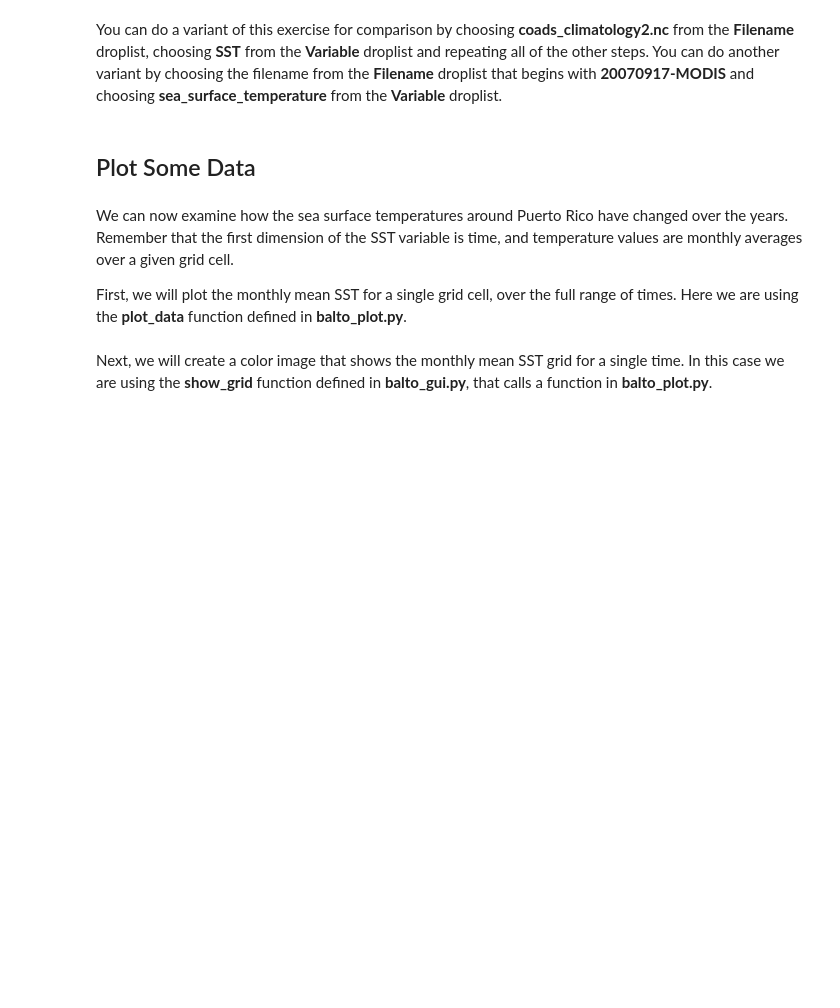
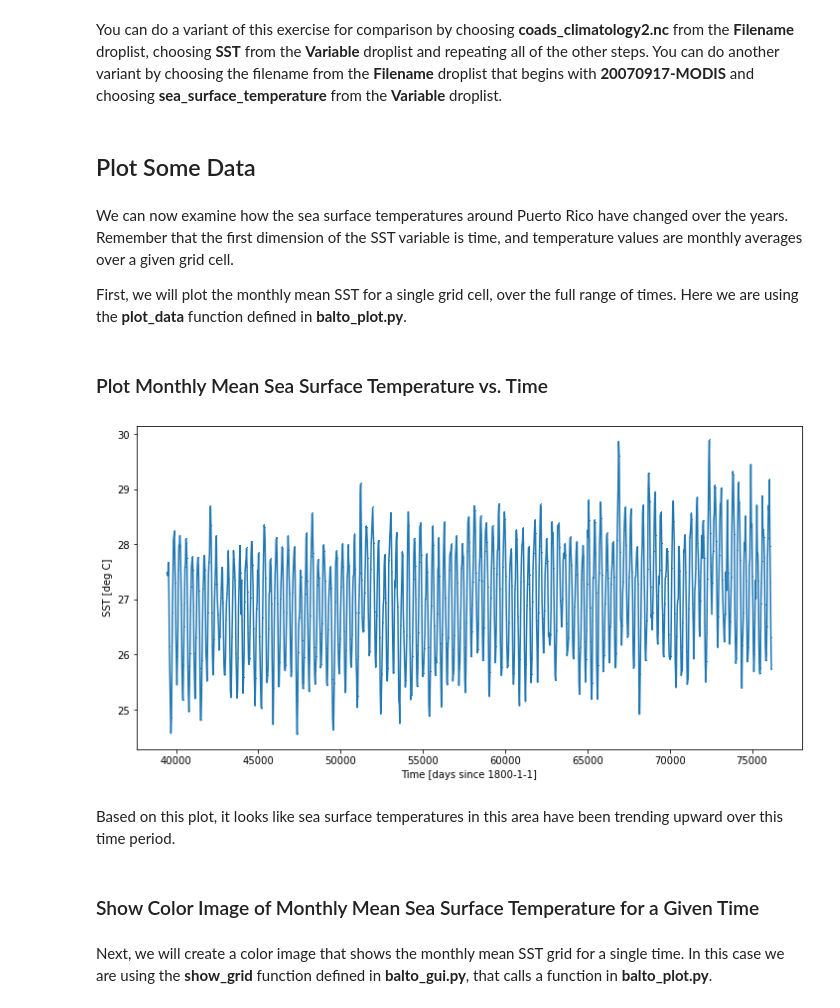
Before and after one commit to peckhams/balto_gui, a Jupyter notebook: BALTO_GUI_v2.ipynb, the cells around one changed output. Cells and saved outputs as stored; diff of their text form; code cells hidden in the pictures; blank space fills up the shorter version.

```diff
--- a/BALTO_GUI_v2.ipynb
+++ b/BALTO_GUI_v2.ipynb
@@ -113,3 +140,18 @@ import balto_plot as bp
+# %% [markdown]
+### Plot Monthly Mean Sea Surface Temperature vs. Time
+# %%
+import balto_plot as bp
+y = sst[:,0,0]
+bp.plot_data( times, y, xmin=None, xmax=None, ymin=None, ymax=None,
+               x_name='Time', x_units='days since 1800-1-1', marker=',',
+               y_name='SST', y_units='deg C',
+               x_size=12,   y_size=6)
+# %% [output]
+[figure, added]
+# %% [markdown]
+Based on this plot, it looks like sea surface temperatures in this area have been trending upward over this time period.
+# %% [markdown]
+### Show Color Image of Monthly Mean Sea Surface Temperature for a Given Time
 # %% [markdown]
 Next, we will create a color image that shows the monthly mean SST grid for a single time.  In this case we are using the <b>show_grid</b> function defined in <b>balto_gui.py</b>, that calls a function in <b>balto_plot.py</b>.
 # %%
```
Also changed, not shown: parts of 13 cells of this notebook, 2 other files.
